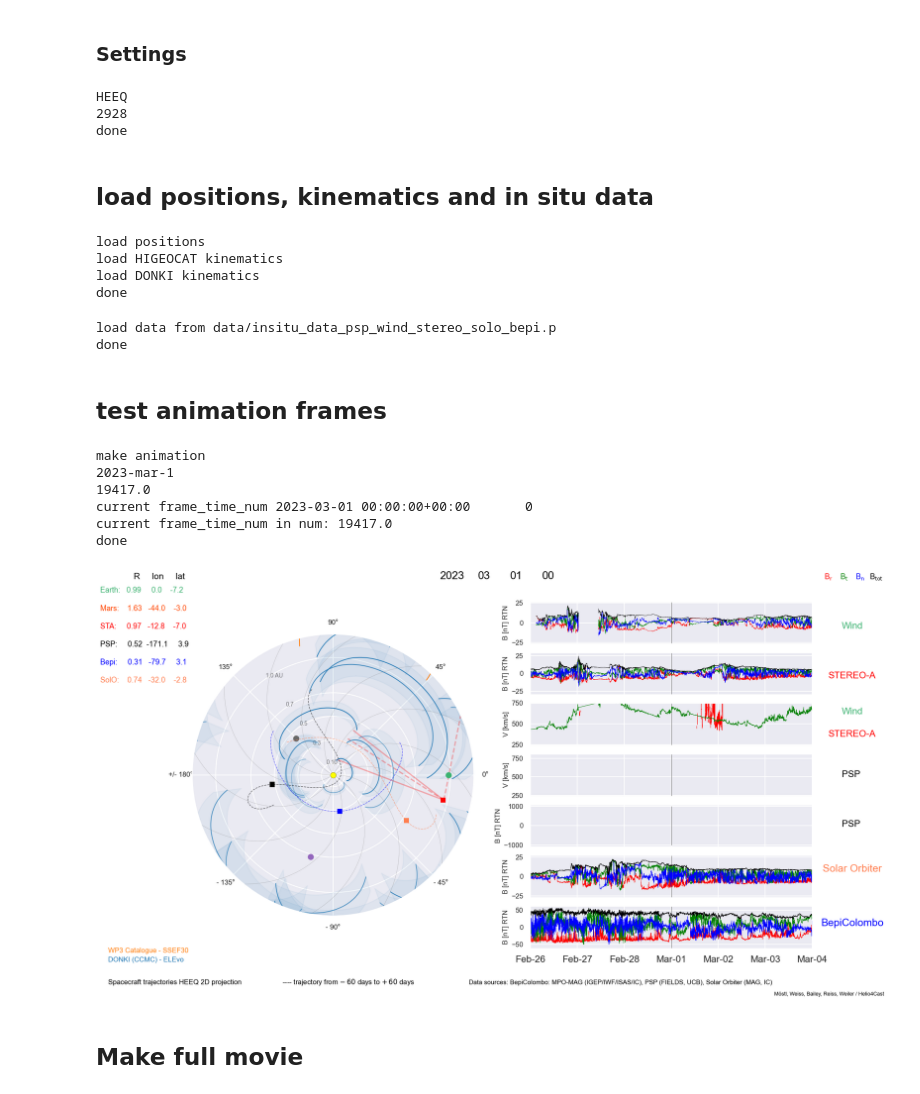
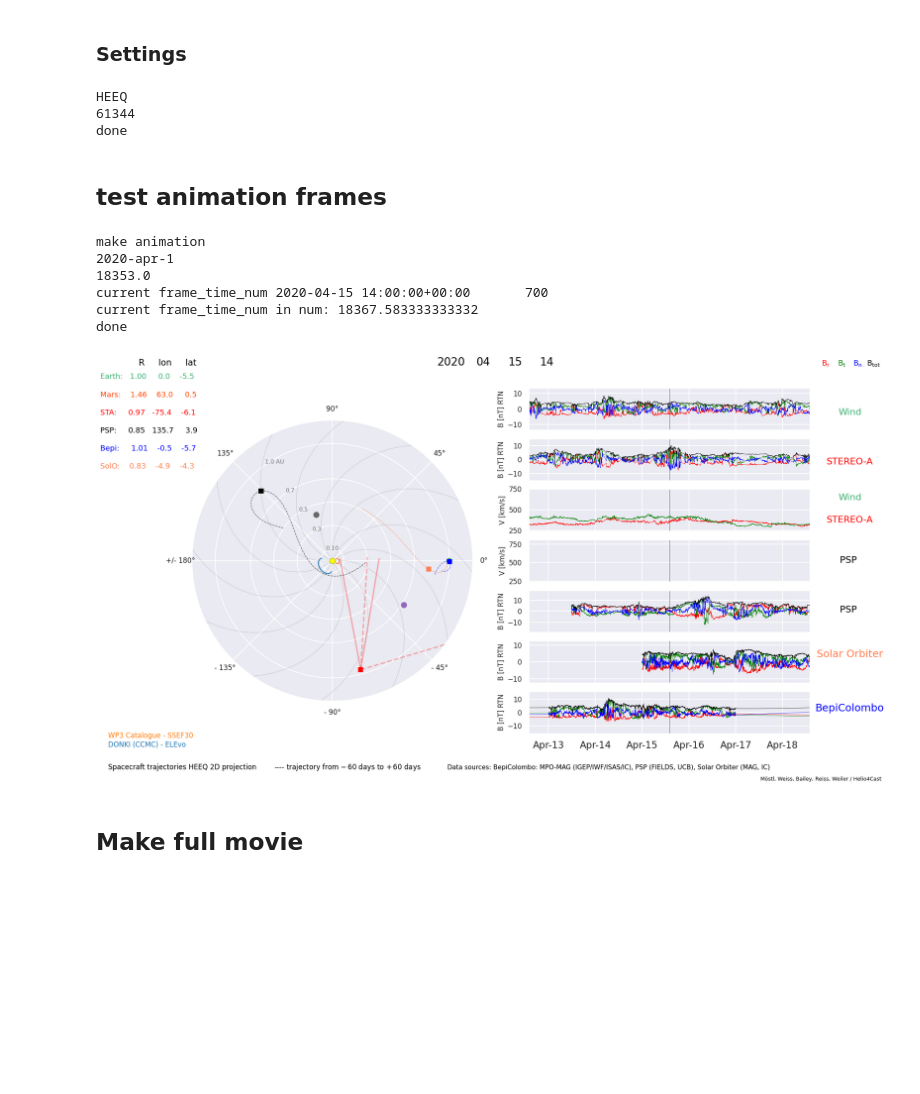
Before and after one commit to EvaWeiler/ELEvo, a Jupyter notebook: elevo_overview.ipynb, the cells around one changed output. Cells and saved outputs as stored; diff of their text form; code cells hidden in the pictures; blank space fills up the shorter version.

```diff
--- a/elevo_overview.ipynb
+++ b/elevo_overview.ipynb
@@ -219,9 +227,9 @@ done
 date_today = datetime.now().strftime('%Y-%m-%d')
 
 url_donki='https://kauai.ccmc.gsfc.nasa.gov/DONKI/WS/get/CMEAnalysis?startDate=2020-01-01&endDate='+date_today+'&mostAccurateOnly=true'
-try: urllib.request.urlretrieve(url_donki,'data/DONKI.json')
+try: urllib.request.urlretrieve(url_donki,overview_path+'data/DONKI.json')
 except urllib.error.URLError as e:
     print('DONKI not loaded')
 
-data = pd.read_json('data/DONKI.json')
+data = pd.read_json(overview_path+'data/DONKI.json')
 print('# CMEs since 2020-01-01: ', len(data))
@@ -241,7 +261,7 @@ def donki_kinematics(i):
     gamma_init = 0.15
     ambient_wind_init = 450.
     kindays = 20
-    n_ensemble = 20000
+    n_ensemble = 50000
     halfwidth = np.deg2rad(55.)
     res_in_min = 30
     f = 0.7
@@ -332,7 +352,7 @@ def donki_kinematics(i):
             err_arr_time = (arr_time[1]-arr_time[2]).total_seconds()/3600.
             results.append([cme_id[i], cme_lat[i], cme_lon[i], r21_t0[i], arr_time[0], err_arr_time, arr_speed[0]])
 
-        with open("ICME_arrival_2020.txt", "ab") as f:
+        with open(overview_path+'data/ICME_arrival_2020.txt', "ab") as f:
             np.savetxt(f, results, newline='\n', fmt='%s')
 
     #### linear interpolate to 30 min resolution
@@ -359,9 +379,6 @@ def donki_kinematics(i):
     cme_b = [np.interp(time2_num, time1_num,cme_b[:,i]) for i in range(3)]
     cme_c = [np.interp(time2_num, time1_num,cme_c[:,i]) for i in range(3)]
 
-    #with open('data/donki_kinematics_2020_now.p', "ab") as f:
-    #    pickle.dump([time2_num, cme_r, cme_lat, cme_lon, cme_id, cme_a, cme_b, cme_c], f)
-
     return time2_num, cme_r, cme_lat, cme_lon, cme_a, cme_b, cme_c, cme_id
 
 print('done')
@@ -372,7 +389,7 @@ print('generate kinematics using elevo and multiprocessing')
 
 start_time = time.time()
 
-used=6
+used=75
 print('Using multiprocessing, nr of cores',mp.cpu_count(), ', nr of processes used: ',used)
 pool=mp.get_context('fork').Pool(processes=used)
 
@@ -1442,10 +1477,13 @@ plot_parker=True
 
 high_res_mode=False
 
-outputdirectory='results/march_april_2023'
-animdirectory='results/movie_march_april_2023'
-t_start ='2023-mar-1'
-t_end   ='2023-may-1'
+format_str = '%Y-%m-%d'
+date_today = datetime.now().strftime('%Y%m%d')
+
+outputdirectory=overview_frames_path+str(date_today)
+animdirectory=overview_movie_path
+t_start ='2020-apr-1'
+t_end   ='2023-oct-1'
 
 res_in_days=1/48. #1hour =1/24
 #res_in_days=1/24.
@@ -1472,43 +1510,8 @@ print(k_all)
 print('done')
 # %% [output]
 HEEQ
-2928
+61344
 done
-# %% [markdown]
-## load positions, kinematics and in situ data
-# %%
-#load all the data (positions, kinematics for CMEs, insitu B-field measurements
-
-print('load positions')
-#load positions
-[psp, solo, sta, stereob_recon, bepi, wind, earth, mercury, venus, mars, jupiter, saturn, uranus, neptune]=pickle.load( open('data/positions_psp_solo_sta_bepi_wind_planets_HEEQ_1hour_rad.p', "rb" ) )
-
-print('load HIGEOCAT kinematics')
-[hc_time_num,hc_r,hc_lat,hc_lon,hc_name]=pickle.load(open('data/higeocat_kinematics.p', "rb"))
-
-print('load DONKI kinematics')
-[hc_time_num1, hc_r1, hc_lat1, hc_lon1, hc_name1, a1_ell, b1_ell, c1_ell]=pickle.load(open('data/donki_kinematics_2020_now.p', "rb"))
-
-print('done')
-# %% [output]
-load positions
-load HIGEOCAT kinematics
-load DONKI kinematics
-done
-# %%
-print('load data from data/insitu_data_psp_wind_stereo_solo_bepi.p')
-[p1,w1,s1,o1,b1]=pickle.load(open('data/insitu_data_psp_wind_stereo_solo_bepi.p', "rb" ) )
-
-p_time_num=parse_time(p1.time).plot_date
-w_time_num=parse_time(w1.time).plot_date
-s_time_num=parse_time(s1.time).plot_date
-o_time_num=parse_time(o1.time).plot_date
-b_time_num=parse_time(b1.time).plot_date
-
-print('done')
-# %% [output]
-load data from data/insitu_data_psp_wind_stereo_solo_bepi.p
-done
 # %% [markdown]
 ## test animation frames
 # %%
@@ -1530,39 +1533,39 @@ print(frame_time_num)
 
 sns.set_context('talk')
 if not black: sns.set_style('darkgrid'),#{'grid.linestyle': ':', 'grid.color': '.35'})
 if black: sns.set_style('white',{'grid.linestyle': ':', 'grid.color': '.35'})
 
 # animation settings
 
 fsize=13
 fadeind=int(30/res_in_days)#
 #fadeind=int(120/res_in_days)
 
 symsize_planet=110
 symsize_spacecraft=80
 
 #for parker spiral
 theta=np.arange(0,np.deg2rad(180),0.01)
 
 ######################## make frames
 
 #for debugging
 #don't close plot in make_frame when testing
 
-make_frame2(0)
+make_frame2(700)
 
 #for i in np.arange(1,3,1):
 #    make_frame(i)
 
 print('done')
 # %% [output]
 make animation
-2023-mar-1
-19417.0
-current frame_time_num 2023-03-01 00:00:00+00:00       0
-current frame_time_num in num: 19417.0
+2020-apr-1
+18353.0
+current frame_time_num 2020-04-15 14:00:00+00:00       700
+current frame_time_num in num: 18367.583333333332
 done
-[figure, old version]
+[figure, new version]
 # %% [markdown]
 ## Make full movie
 # %%
```
Also changed, not shown: parts of 15 cells of this notebook, 2 other files.
